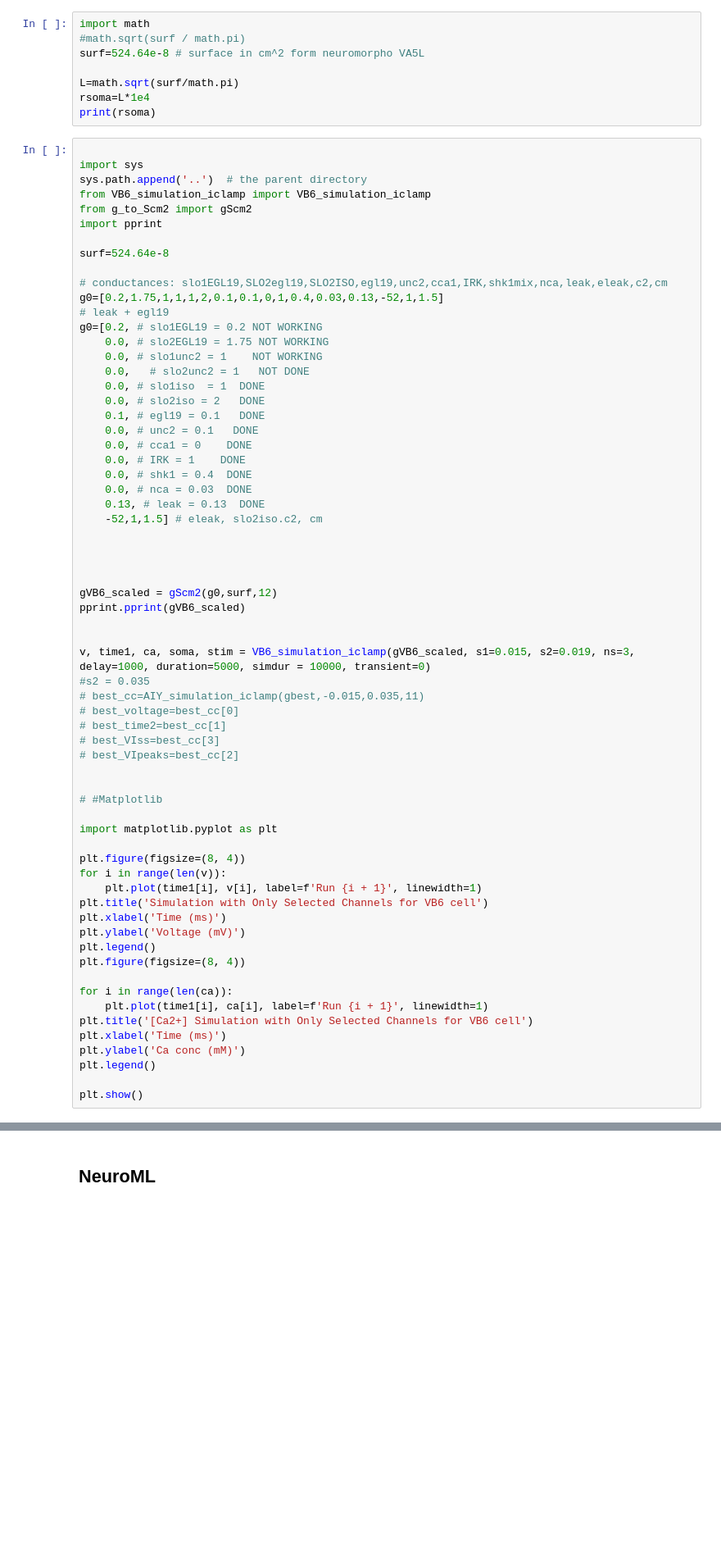
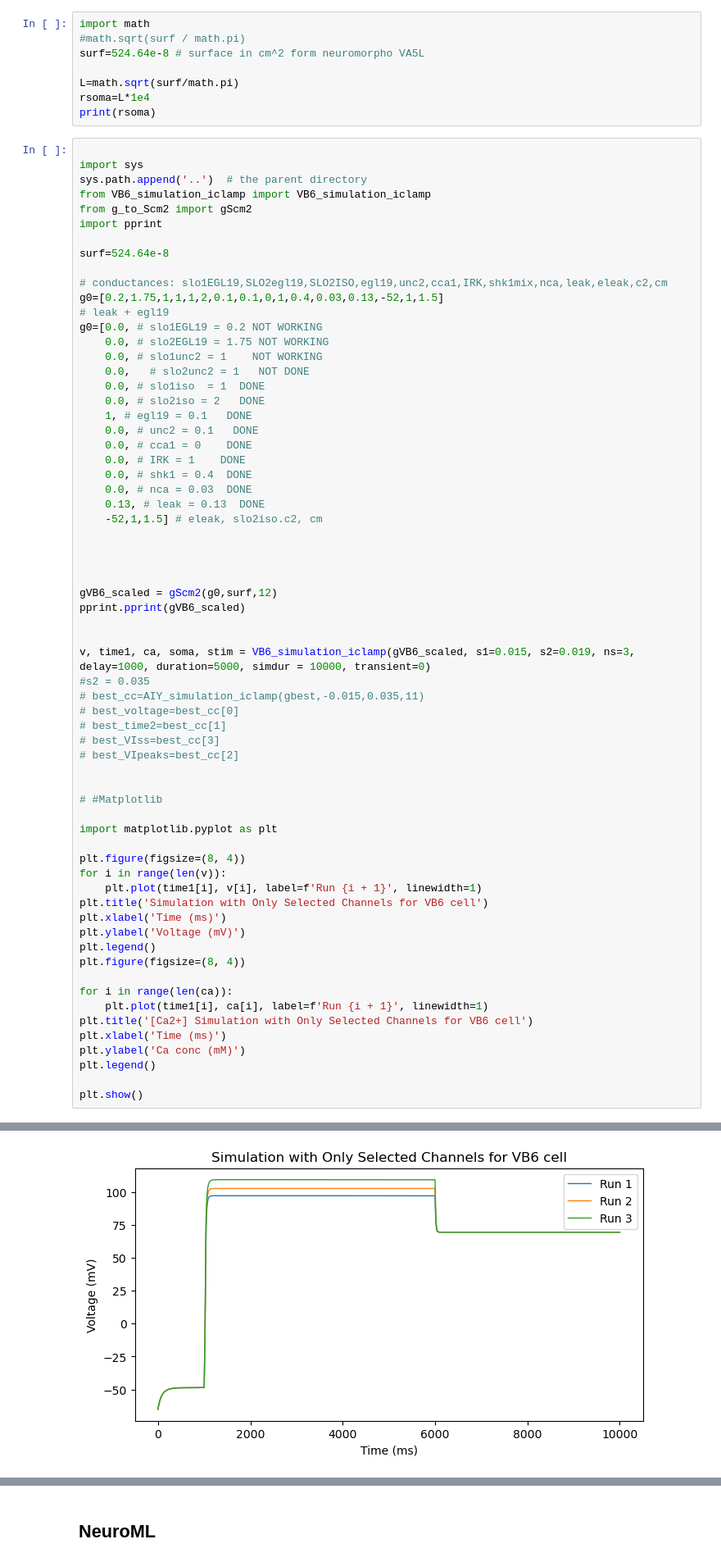
Before and after one commit to openworm/NicolettiEtAl2024_MN_IN, a Jupyter notebook: NeuroML/VB6_comparison.ipynb, the cells around one changed output, grey strips where cells are left out. Shown: that part at 82% size. Saved outputs shown, nothing was run; the diff lists cells and outputs as text; blank space fills up the shorter version.

```diff
--- a/NeuroML/VB6_comparison.ipynb
+++ b/NeuroML/VB6_comparison.ipynb
@@ -21,13 +21,13 @@ surf=524.64e-8
 # conductances: slo1EGL19,SLO2egl19,SLO2ISO,egl19,unc2,cca1,IRK,shk1mix,nca,leak,eleak,c2,cm
 g0=[0.2,1.75,1,1,1,2,0.1,0.1,0,1,0.4,0.03,0.13,-52,1,1.5]
 # leak + egl19
-g0=[0.2, # slo1EGL19 = 0.2 NOT WORKING
+g0=[0.0, # slo1EGL19 = 0.2 NOT WORKING
     0.0, # slo2EGL19 = 1.75 NOT WORKING
     0.0, # slo1unc2 = 1    NOT WORKING
     0.0,   # slo2unc2 = 1   NOT DONE
     0.0, # slo1iso  = 1  DONE
     0.0, # slo2iso = 2   DONE
-    0.1, # egl19 = 0.1   DONE
+    1, # egl19 = 0.1   DONE
     0.0, # unc2 = 0.1   DONE
     0.0, # cca1 = 0    DONE
     0.0, # IRK = 1    DONE
@@ -73,3 +73,4 @@ plt.ylabel('Ca conc (mM)')
 plt.legend()
 
 plt.show()
+# %% [output]
@@ -75,0 +94 @@ plt.show()
+[figure, added]
```
Also changed, not shown: parts of 3 cells of this notebook, 6 other files.
